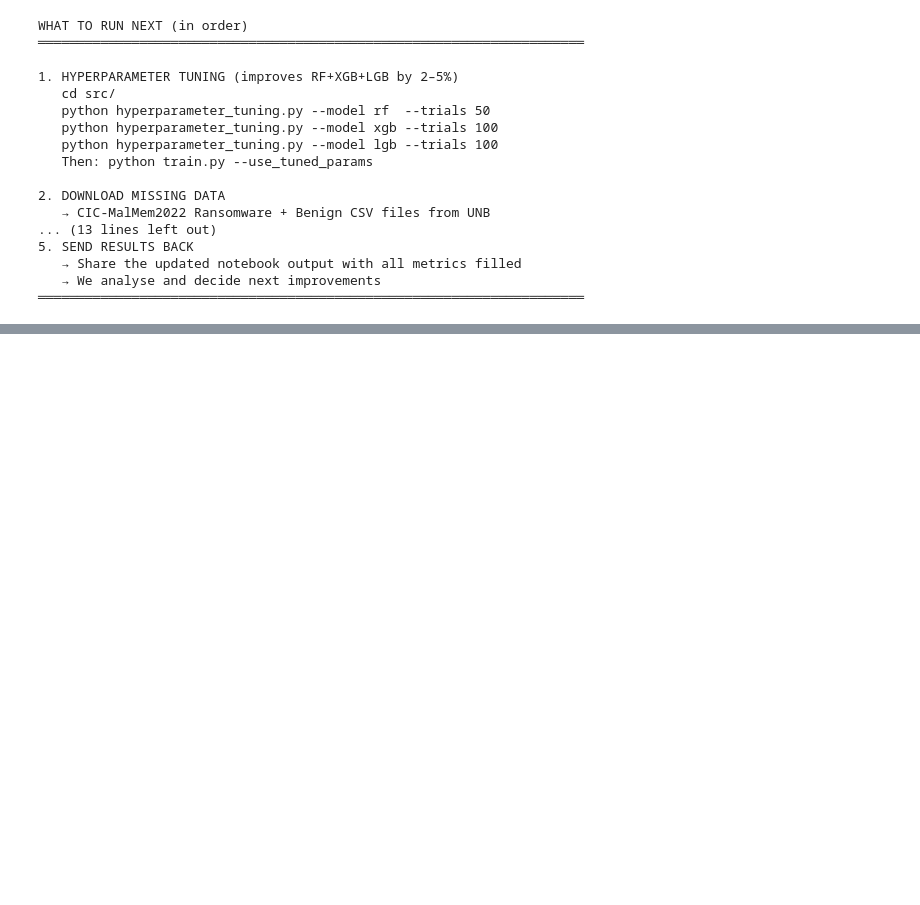
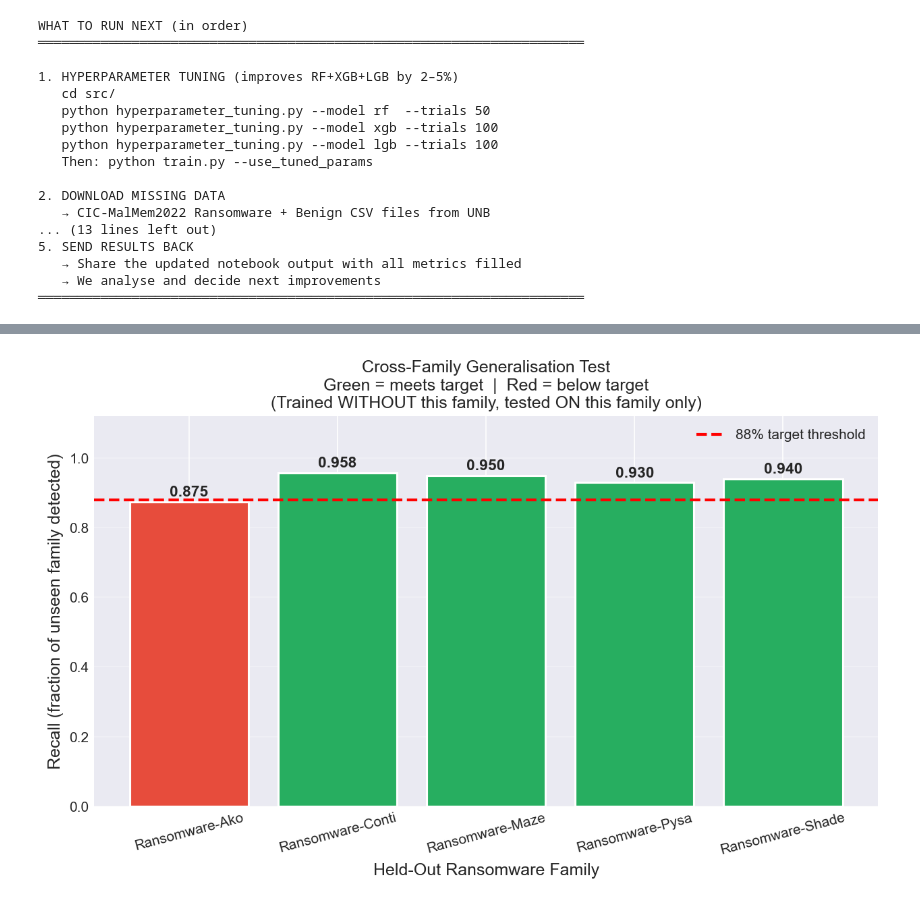
Before and after one commit to Radhoine-Amara/Ransomware-Detection-and-Mitigation-System, a Jupyter notebook: notebooks/03_Research_Grade_Pipeline.ipynb, the cells around one changed output, grey strips where cells are left out. Drawn from its saved outputs; the diff is of its cells as text; code cells hidden in the pictures; blank space fills up the shorter version.

```diff
--- a/notebooks/03_Research_Grade_Pipeline.ipynb
+++ b/notebooks/03_Research_Grade_Pipeline.ipynb
@@ -1333,0 +2140,35 @@ WHAT TO RUN NEXT (in order)
+# %%
+# ── Cross-family bar chart ─────────────────────────────────────────────────────
+if family_results:
+    cf_df = pd.DataFrame(family_results)
+
+    fig, ax = plt.subplots(figsize=(10, 5))
+    colors = ['#27ae60' if r >= 0.88 else '#e74c3c' for r in cf_df['recall']]
+    bars   = ax.bar(cf_df['family'], cf_df['recall'], color=colors,
+                    edgecolor='white', linewidth=1.5)
+
+    for bar, val in zip(bars, cf_df['recall']):
+        ax.text(bar.get_x() + bar.get_width()/2,
+                bar.get_height() + 0.008,
+                f'{val:.3f}', ha='center', va='bottom',
+                fontweight='bold', fontsize=11)
+
+    ax.axhline(0.88, color='red', linestyle='--', lw=2,
+               label='88% target threshold')
+    ax.set_xlabel('Held-Out Ransomware Family', fontsize=12)
+    ax.set_ylabel('Recall (fraction of unseen family detected)', fontsize=12)
+    ax.set_title('Cross-Family Generalisation Test\n'
+                 'Green = meets target  |  Red = below target\n'
+                 '(Trained WITHOUT this family, tested ON this family only)',
+                 fontsize=12)
+    ax.set_ylim(0, 1.12)
+    ax.legend(fontsize=10)
+    ax.grid(axis='y', alpha=0.3)
+    ax.tick_params(axis='x', rotation=15)
+
+    p = os.path.join(PLOTS_DIR, 'cross_family_generalisation.png')
+    fig.savefig(p, dpi=150, bbox_inches='tight')
+    plt.close(fig)
+    show(p)
+# %% [output]
+[figure, added]
```
Also changed, not shown: parts of 42 cells of this notebook, 10 other files.
